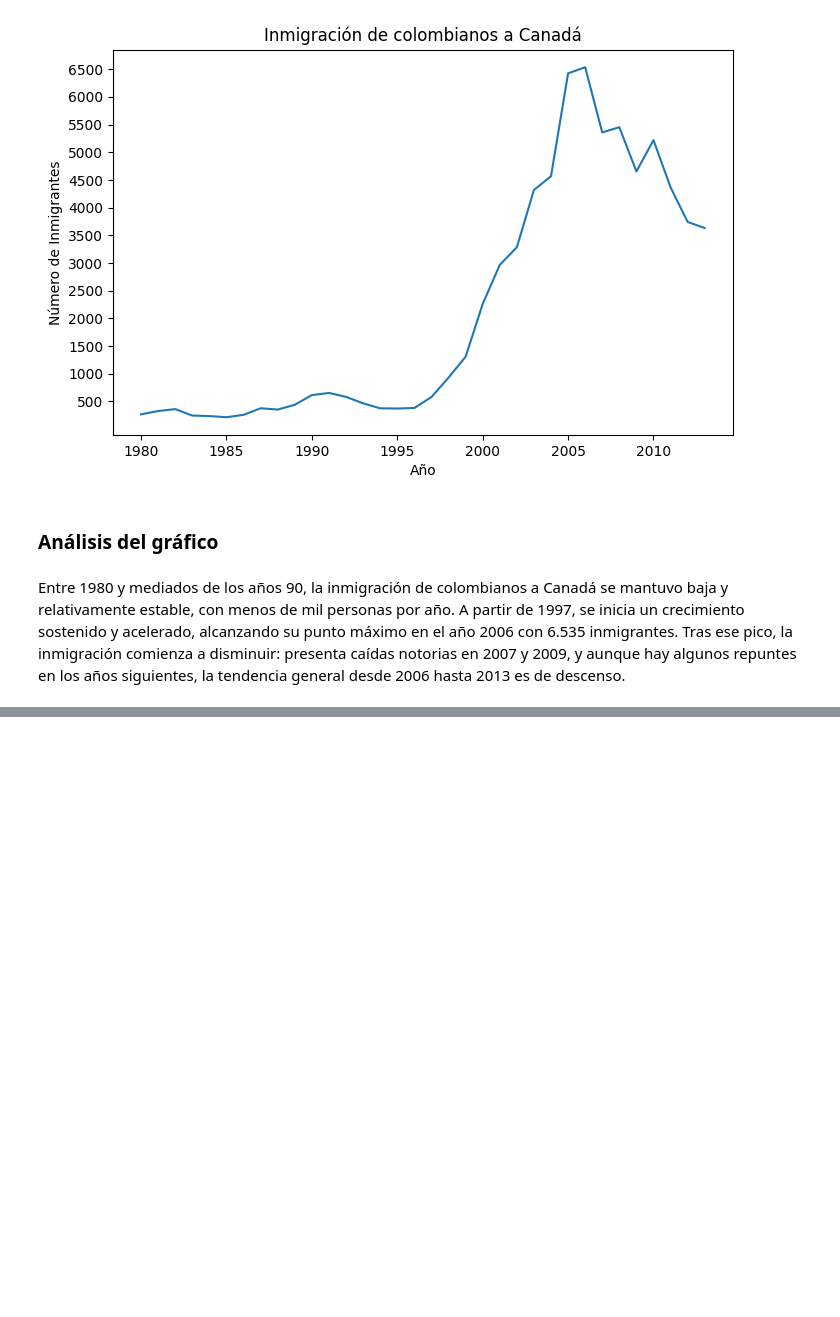
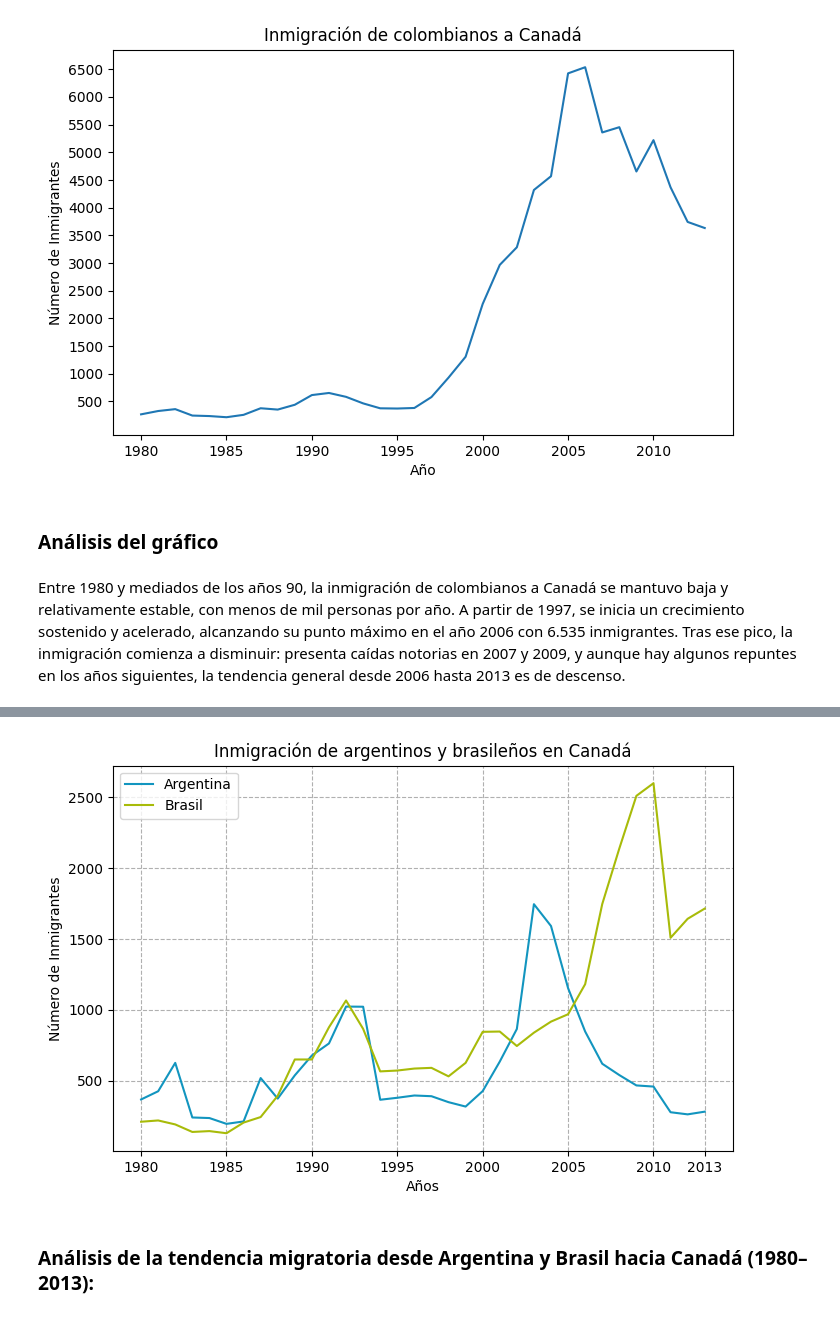
Before and after one commit to DanielRaiicHu/visualizacion-de-datos-con-bibliotecas-de-python, a Jupyter notebook: visualizacion_de_datos_con_bibliotecas_de_python.ipynb, the cells around one changed output, grey strips where cells are left out. Saved outputs shown, nothing was run; the diff lists cells and outputs as text; code cells hidden in the pictures; blank space fills up the shorter version.

```diff
--- a/visualizacion_de_datos_con_bibliotecas_de_python.ipynb
+++ b/visualizacion_de_datos_con_bibliotecas_de_python.ipynb
@@ -174,0 +366,38 @@ Entre 1980 y mediados de los años 90, la inmigración de colombianos a Canadá
+# %%
+# Creamos una visualización de la inmigración de argentinos y brasileños hacia Canadá
+
+# Establece el tamaño de la figura del gráfico: ancho de 8 pulgadas y alto de 5 pulgadas
+plt.figure(figsize=(8,5))
+
+# Año: en eje x, Inmigrantes: en el eje y
+plt.plot(df_argentina['Año'],df_argentina['Inmigrantes'], label='Argentina', color ='#1295bf')
+plt.plot(df_brasil['Año'],df_brasil['Inmigrantes'], label='Brasil', color ='#a8bb09')
+
+# Definimos manualmente las marcas en el eje X
+plt.xticks(['1980','1985','1990','1995','2000','2005','2010', '2013'])
+
+# Definimos manualmente las marcas en el eje Y (valores numéricos)
+plt.yticks([500,1000, 1500, 2000, 2500])
+
+# Muestra el título
+plt.title('Inmigración de argentinos y brasileños en Canadá')
+
+# Etiqueta eje x
+plt.xlabel('Años')
+
+# Etiqueta eje y
+plt.ylabel('Número de Inmigrantes')
+
+# Agrega la leyenda
+plt.legend()
+
+# Muestra la cuadrícula con líneas punteadas
+plt.grid(linestyle='--')
+
+# Mostramos el gráfico sin imprimir objetos adicionales ni mensajes de salida
+# Debe ser el último comando
+plt.show()
+# %% [output]
+[figure, added]
+# %% [markdown]
+### **Análisis de la tendencia migratoria desde Argentina y Brasil hacia Canadá (1980–2013):**
```
Also changed, not shown: parts of 24 cells of this notebook.
